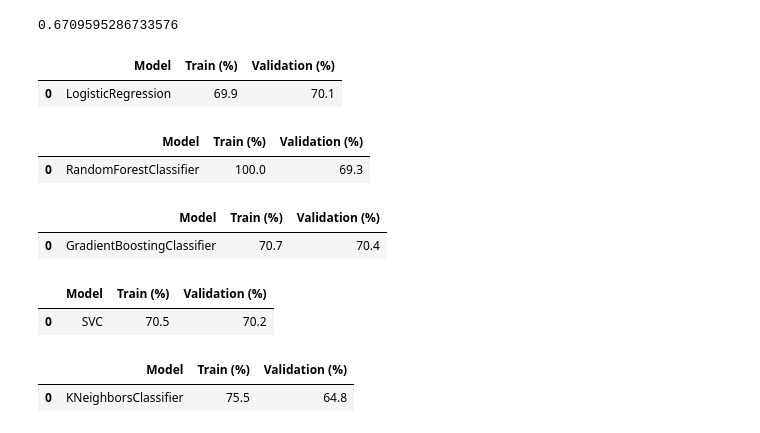
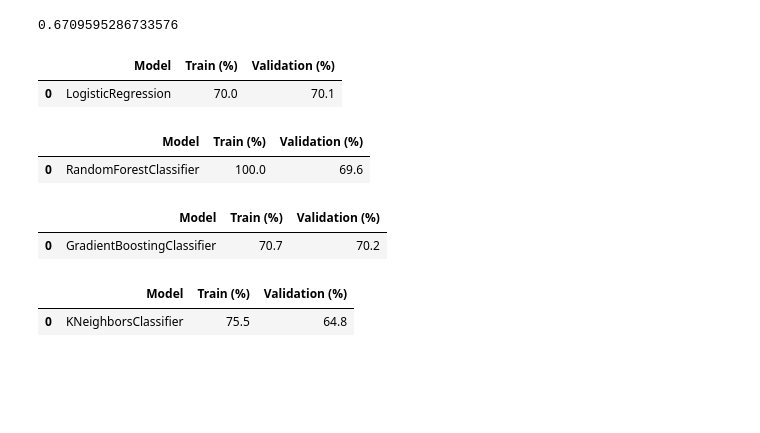
Before and after one commit to Jonathan-Garcia1/new-york-vehicle-collisions, a Jupyter notebook: final_repor.ipynb, the cells around one changed output. Drawn from its saved outputs; the diff is of its cells as text; code cells hidden in the pictures; blank space fills up the shorter version.

```diff
--- a/final_repor.ipynb
+++ b/final_repor.ipynb
@@ -703,7 +703,7 @@ def train_and_evaluate_model(train, val, classifier):
         'Validation (%)': [val_accuracy]
     })
 
-    return results_df
+    return results_df, clf
 # %%
 from sklearn.linear_model import LogisticRegression
 from sklearn.ensemble import RandomForestClassifier, GradientBoostingClassifier
@@ -713,39 +713,36 @@ from sklearn.neural_network import MLPClassifier
 # %%
 # Initialize classifiers with specific hyperparameters
 clf_lr = LogisticRegression(random_state=42, max_iter=1000)
 # Evaluate Logistic Regression
-result_lr = train_and_evaluate_model(train, val, clf_lr)
+result_lr, clf_lr = train_and_evaluate_model(train, val, clf_lr)
 result_lr
 # %% [output]
 |  | Model | Train (%) | Validation (%) |
-| 0 | LogisticRegression | 69.9 | 70.1 |
+| 0 | LogisticRegression | 70.0 | 70.1 |
 # %%
 # Initialize classifiers with specific hyperparameters
 clf_rf = RandomForestClassifier(random_state=42)
 # Evaluate Random Forest
-result_rf = train_and_evaluate_model(train, val, clf_rf)
+result_rf , clf_rf= train_and_evaluate_model(train, val, clf_rf)
 result_rf
 # %% [output]
 |  | Model | Train (%) | Validation (%) |
-| 0 | RandomForestClassifier | 100.0 | 69.3 |
+| 0 | RandomForestClassifier | 100.0 | 69.6 |
 # %%
 # Initialize classifiers with specific hyperparameters
 clf_gb = GradientBoostingClassifier(random_state=42)
 # Evaluate Gradient Boosting
-result_gb = train_and_evaluate_model(train, val, clf_gb)
+result_gb , clf_gb = train_and_evaluate_model(train, val, clf_gb)
 result_gb
 # %% [output]
 |  | Model | Train (%) | Validation (%) |
-| 0 | GradientBoostingClassifier | 70.7 | 70.4 |
+| 0 | GradientBoostingClassifier | 70.7 | 70.2 |
 # %%
 # Initialize classifiers with specific hyperparameters
 clf_svm = SVC(random_state=42)
 # Evaluate Support Vector Machine
-result_svm = train_and_evaluate_model(train, val, clf_svm)
+result_svm , clf_svm = train_and_evaluate_model(train, val, clf_svm)
 result_svm
-# %% [output]
-|  | Model | Train (%) | Validation (%) |
-| 0 | SVC | 70.5 | 70.2 |
 # %%
 import numpy as np
 
```
Also changed, not shown: parts of 12 cells of this notebook, 1 other file.
